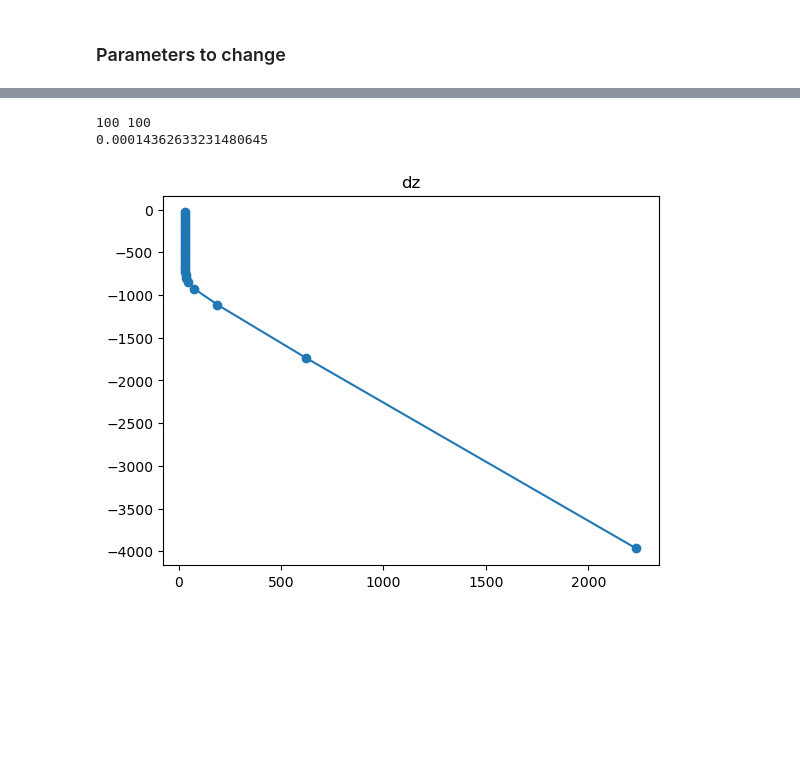
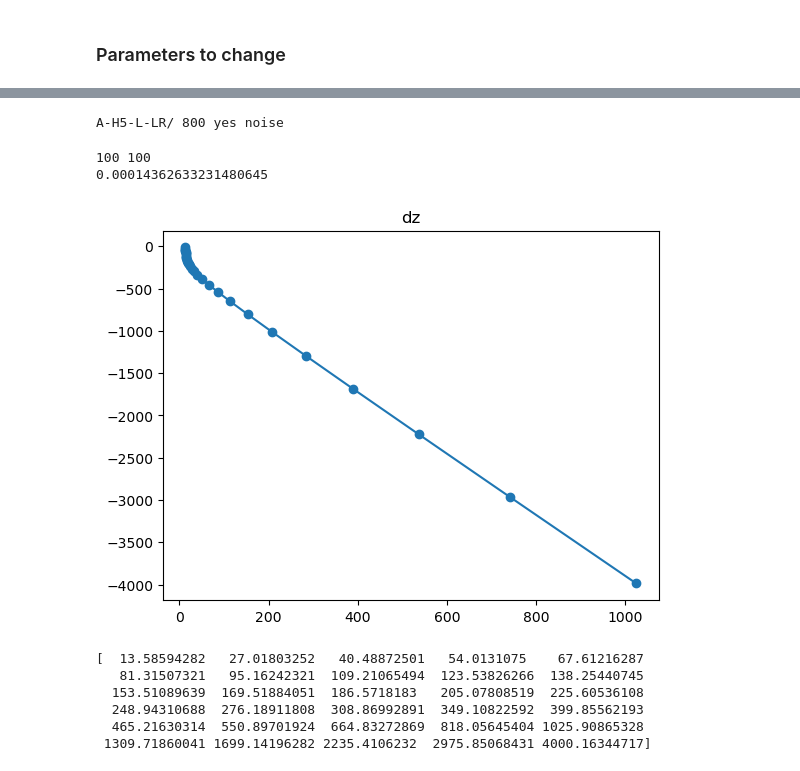
Before and after one commit to demarez/ice-eddy, a Jupyter notebook: INIT/Initiate_vortex.ipynb, the cells around one changed output, grey strips where cells are left out. Drawn from its saved outputs; the diff is of its cells as text; code cells hidden in the pictures; blank space fills up the shorter version.

```diff
--- a/INIT/Initiate_vortex.ipynb
+++ b/INIT/Initiate_vortex.ipynb
@@ -386,3 +163,49 @@ if run_name=='AC-5-noise10percent-LR/':
+# %%
+path_root='/home/datawork-lops-osi/cdemarez/5_SECTION19/ICE-EDDY_wJ/V4/'
+
+#*****
+run_name='A-H5'
+#*****
+
+type_eddy            = -1
+R_eddy               = 15e3
+power_shape          = 20
+
+
+V0_eddy              = 0.25
+
+add_noise='yes'
+perc_wanted          = 0.05 #for the noise
+
+
+if run_name=='A-H1':
+    H_eddy               = 50
+elif run_name=='A-H2':
+    H_eddy               = 100
+elif run_name=='A-H21':
+    H_eddy               = 150
+elif run_name=='A-H3':
+    H_eddy               = 200
+elif run_name=='A-H4':
+    H_eddy               = 400
+elif run_name=='A-H5':
+    H_eddy               = 800
+elif run_name=='A-H6':
+    H_eddy               = 1600
+
+if add_noise=='no':
+    run_name=run_name+'-nonoise'
+
+if V0_eddy==0.5:
+    run_name=run_name+'-H'
+elif V0_eddy==0.25:
+    run_name=run_name+'-L'
+
+run_name=run_name+'-LR/'
+
+print(run_name,H_eddy,add_noise,'noise')
+# %% [output]
+A-H5-L-LR/ 800 yes noise
 # %%
 path_save=path_root+'init_cond/'+run_name
 try:
@@ -392,15 +215,15 @@ except:
 
 # Define dimensions of grid.
 
-Lx,Ly=200e3,200e3 #good for eddy size R=10e3
+Lx,Ly=400e3,400e3 #good for eddy size R=10e3
 
 if run_name[-3:-1]=='LR':
-    dx=2e3 #in meters #LR : 2e3
-    dy=2e3
+    dx=4000 #in meters #LR : 2e3
+    dy=4000
     ngrid_z = 30
 else:
-    dx=500 #in meters #LR : 2e3
-    dy=500
+    dx=100 #in meters #LR : 2e3
+    dy=100
     ngrid_z = 100
 
 ngrid_x = int(Lx/dx)
@@ -454,8 +277,10 @@ f0=coriolis_frequency(lat);print(f0)
 window='yes' #if we apply a window to avoid velocity at the edge of the domain
 #it's safer for simulations to say yes, but the velocity profile is then not analytical
 
-refinement = 4 # controls spacing near surface (higher means finer spaced)
-stretching = 40  # controls rate of stretching at bottom
+
+
+refinement = 10 # controls spacing near surface (higher means finer spaced)
+stretching = 10  # controls rate of stretching at bottom
 
 k=np.arange(1,ngrid_z+1)
 # Normalized height ranging from 0 to 1
@@ -471,31 +296,39 @@ eta = 1 + (h - 1) / refinement
 z_faces = Lz * (eta * Σ - 1)
 
 #Flip for consistency with python code
 z_faces = np.flipud(-z_faces)
 
 depth = z_faces
 
 plt.title('dz')
 plt.plot(np.diff(z_faces),-np.cumsum(np.diff(z_faces)),'o-')
 plt.show()
 
 
 #write in a txt file to save the parameters to put into the julia file
 
 save_parameters_to_txt('parameters.txt',
     path_save,
     ngrid_x, ngrid_y, ngrid_z,
     dx, dy, Lx,Ly,Lz,
     refinement, stretching,
     type_eddy,
     power_shape, V0_eddy, R_eddy, H_eddy)
 
 
 
 def normalize(data):
     shift = data + abs(data.min())
     return shift/shift.max()
+
+print(z_faces)
 # %% [output]
 100 100
 0.00014362633231480645
-[figure, old version]
+[figure, new version]
+[  13.58594282   27.01803252   40.48872501   54.0131075    67.61216287
+   81.31507321   95.16242321  109.21065494  123.53826266  138.25440745
+  153.51089639  169.51884051  186.5718183   205.07808519  225.60536108
+  248.94310688  276.18911808  308.86992891  349.10822592  399.85562193
+  465.21630314  550.89701924  664.83272869  818.05645404 1025.90865328
+ 1309.71860041 1699.14196282 2235.4106232  2975.85068431 4000.16344717]
```
Also changed, not shown: parts of 14 cells of this notebook, 11 other files.
